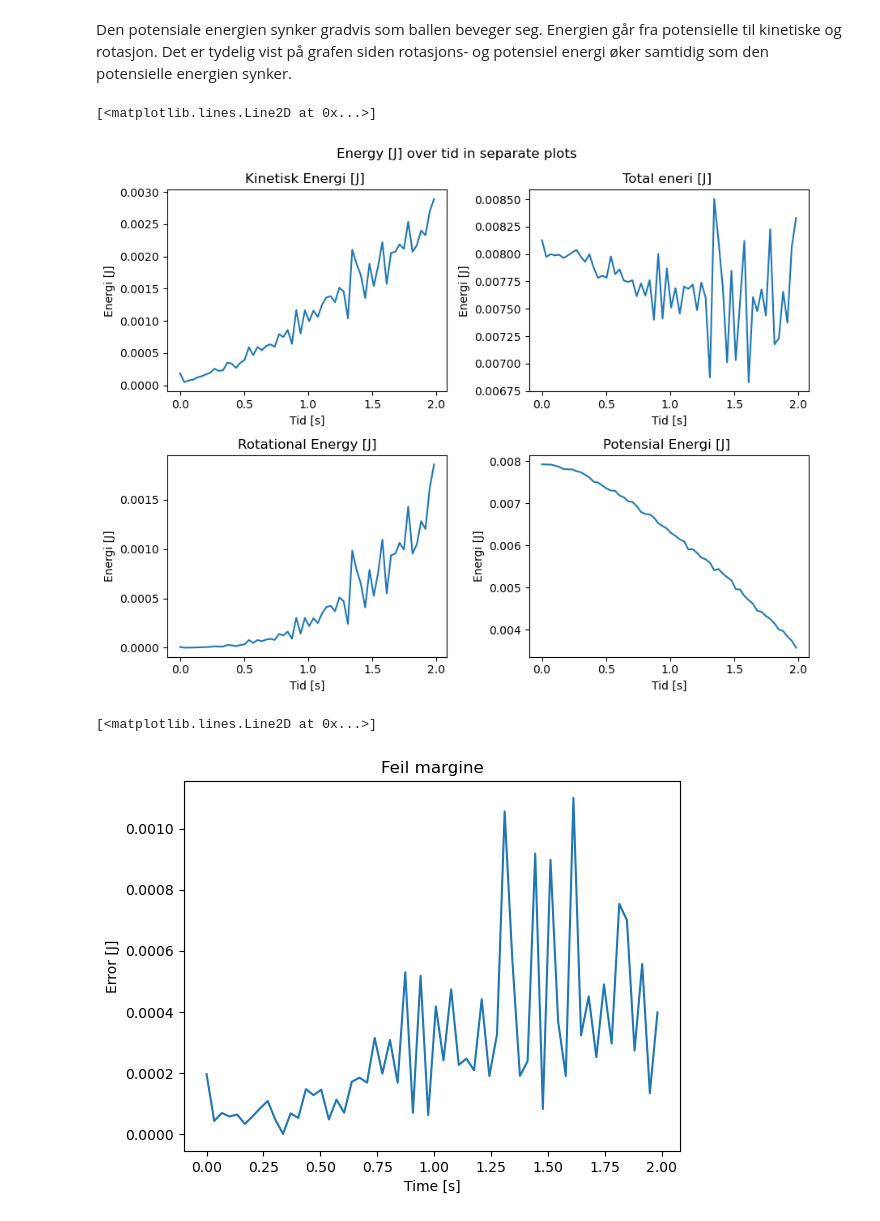
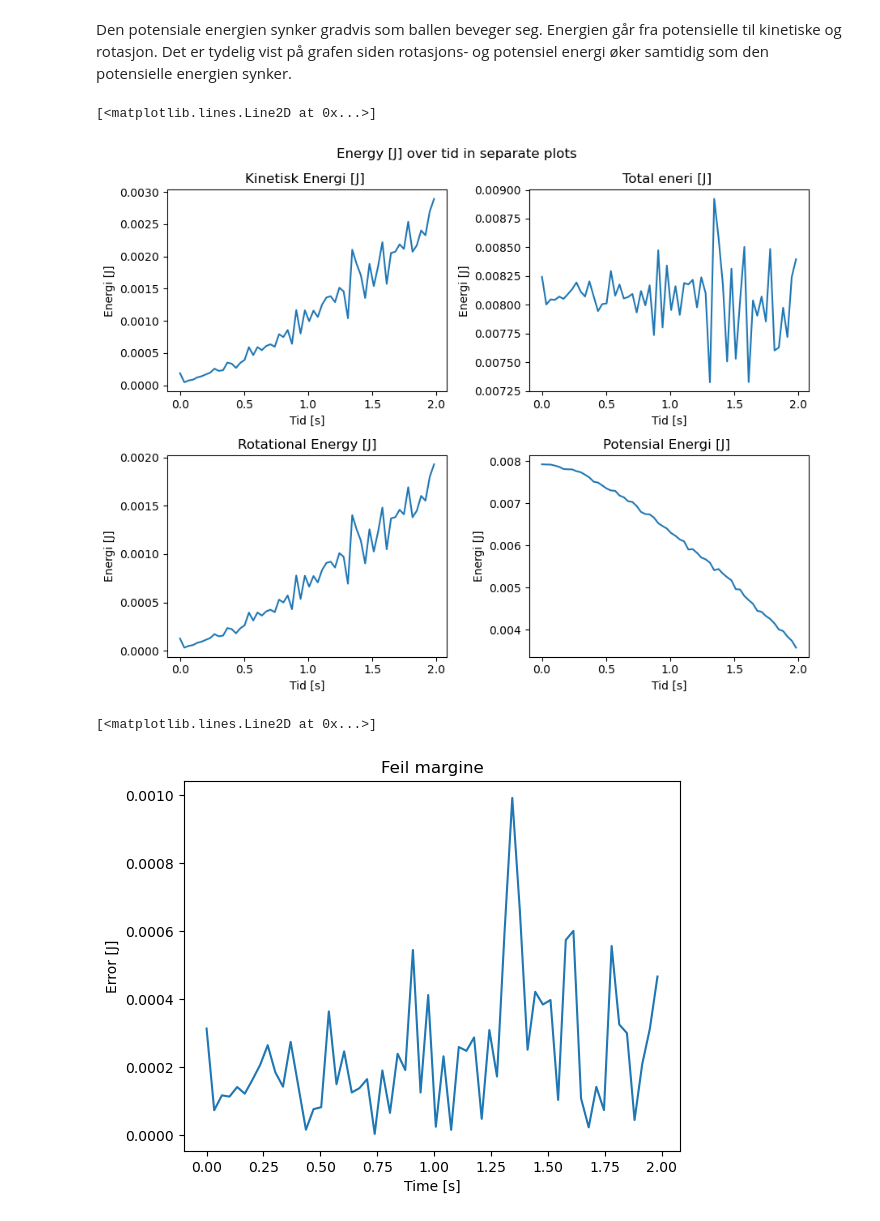
Before and after one commit to Senja20/fys129Del2, a Jupyter notebook: Del 2 fys129.ipynb, the cells around one changed output. Saved outputs shown, nothing was run; the diff lists cells and outputs as text; code cells hidden in the pictures.

Commit message:
Rette opp feilen med utreging av rotasjonsenergi

```diff
--- a/Del 2 fys129.ipynb
+++ b/Del 2 fys129.ipynb
@@ -22,7 +22,7 @@ def potentialEnergy(mass, g , height):
 def rotationalEnergy(mass, velocity):
 
 
-    rotationalEnergy = (1/3) * mass * velocity ** 4  # Formelen for rotasjonsenergi energi
+    rotationalEnergy = (1/3) * mass * velocity ** 2  # Formelen for rotasjonsenergi energi
 
     return rotationalEnergy
 # %%
@@ -69,7 +69,7 @@ mass = 0.006 # [kg]
 height = y_0 # [m]
 lenght = 1.2 # [m]
 g = 9.81     # [m/s^2]
-tetha = 0.058 # [rad]
+tetha = 0.06 # [rad]
 PE_0 = potentialEnergy(mass, g, height) # potensial energi i starten = den totale energien
 # %%
 # mathmematical model
@@ -280,37 +321,37 @@ Den potensiale energien synker gradvis som ballen beveger seg. Energien går fra
 # %%
 # Plotter potensial og kinetisk energi i separate subplotter
 # Når er det mulig å se at kinetisk energi endrer seg
 plt.rcdefaults() # decorative function
 
 fig, axs = plt.subplots(2, 2, figsize=(9, 7), tight_layout=True)
 fig.suptitle('Energy [J] over tid in separate plots')
 
 # plotter kinetisk energi
 axs[0][0].set_title("Kinetisk Energi [J] ")
 axs[0][0].set_xlabel("Tid [s]")
 axs[0][0].set_ylabel("Energi [J]")
 axs[0][0].plot(time, KineticE)
 
-# plotter kinetisk energi
+# plotter rotasjon energi
 axs[1][0].set_title("Rotational Energy [J]")
 axs[1][0].set_xlabel("Tid [s]")
 axs[1][0].set_ylabel("Energi [J]")
 axs[1][0].plot(time, rotationalE)
 
 # plotter potensial energi
 axs[1][1].set_title("Potensial Energi [J] ")
 axs[1][1].set_xlabel("Tid [s]")
 axs[1][1].set_ylabel("Energi [J]")
 axs[1][1].plot(time, PotentialE)
 
-# plotter potensial energi
+# plotter total energi
 axs[0][1].set_title("Total eneri [J] ")
 axs[0][1].set_xlabel("Tid [s]")
 axs[0][1].set_ylabel("Energi [J]")
-axs[0][1].plot(time, TotalE)
+axs[0][1].plot(time, TotalE, label = "Ekte total energi")
 # %% [output]
 [<matplotlib.lines.Line2D at 0x...>]
-[figure, old version]
+[figure, new version]
 # %%
 # Error marginen
 plt.title("Feil margine")
@@ -319,4 +360,4 @@ plt.ylabel("Error [J]")
 plt.plot(time, EnergyError)
 # %% [output]
 [<matplotlib.lines.Line2D at 0x...>]
-[figure, old version]
+[figure, new version]
```
Also changed, not shown: parts of 8 cells of this notebook.
